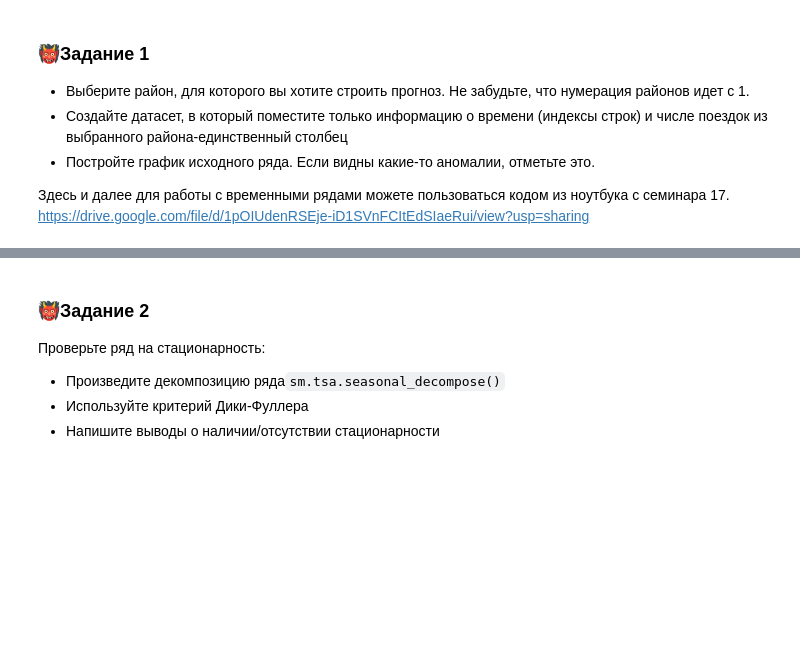
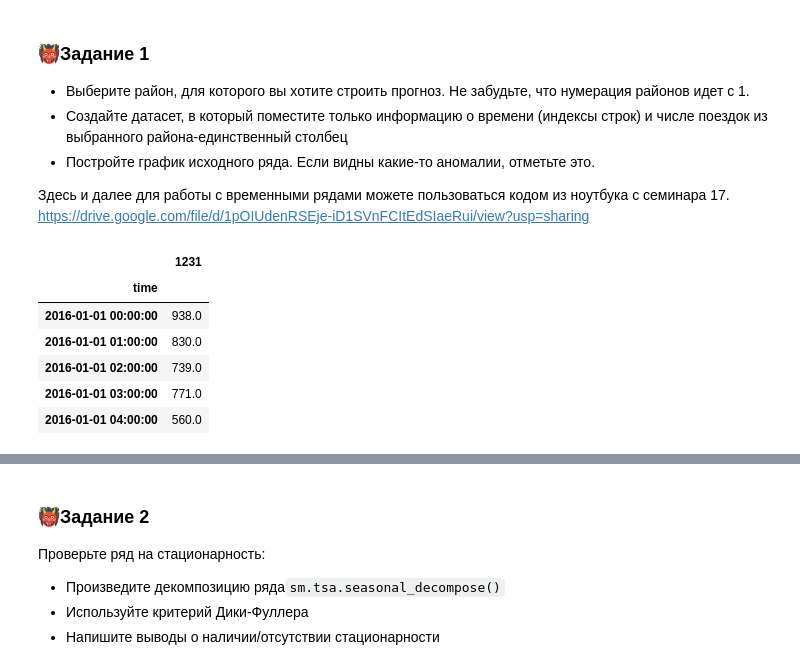
Before and after one commit to alexbarrow/NYC_taxi_trip_prediction, a Jupyter notebook: Yellow Taxi-week 3-class.ipynb, the cells around one changed output, grey strips where cells are left out. Drawn from its saved outputs; the diff is of its cells as text; code cells hidden in the pictures; blank space fills up the shorter version.

```diff
--- a/Yellow Taxi-week 3-class.ipynb
+++ b/Yellow Taxi-week 3-class.ipynb
@@ -52,0 +49,12 @@ df.shape
+# %%
+# Ваш кода  - создание датасета
+pred_region = df[['Unnamed: 0', '1231']].rename(columns={'Unnamed: 0': 'time'}).set_index('time')
+pred_region.head(5)
+# %% [output]
+|  | 1231 |
+| time |  |
+| 2016-01-01 00:00:00 | 938.0 |
+| 2016-01-01 01:00:00 | 830.0 |
+| 2016-01-01 02:00:00 | 739.0 |
+| 2016-01-01 03:00:00 | 771.0 |
+| 2016-01-01 04:00:00 | 560.0 |
```
Also changed, not shown: parts of 6 cells of this notebook, 1 other file.
